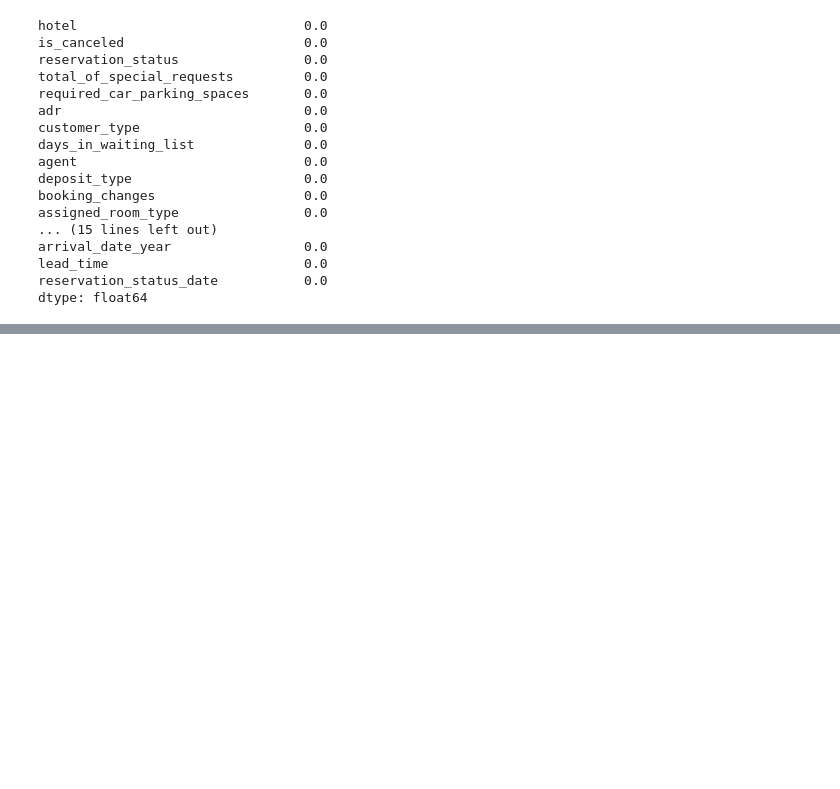
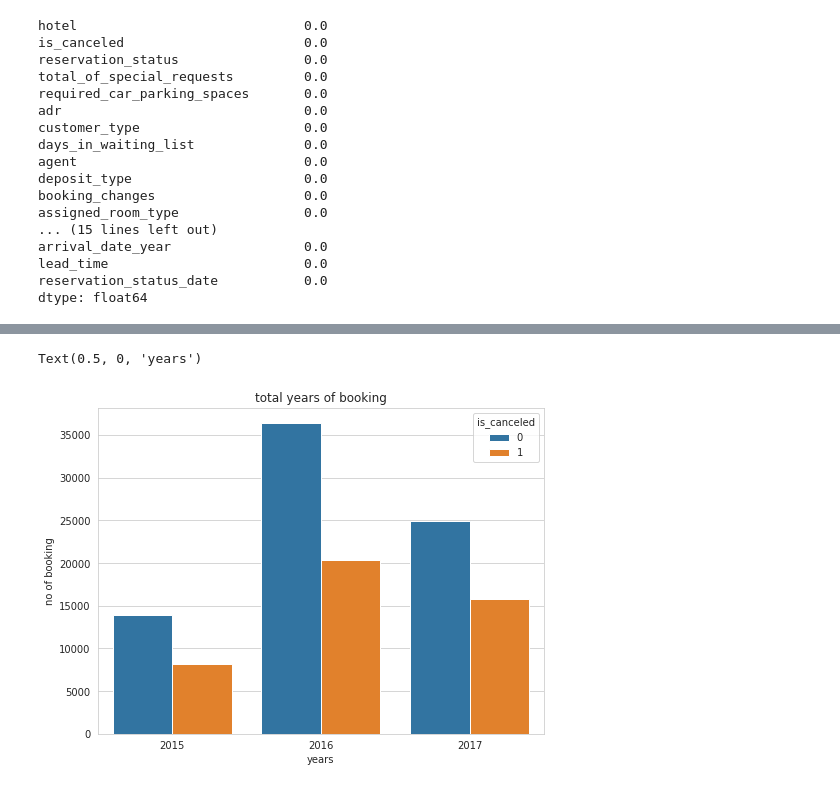
Before and after one commit to ajit04022000/Hotel-Booking-Analysis, a Jupyter notebook: Hotel_Booking_Analysis_Capstone_Project.ipynb, the cells around one changed output, grey strips where cells are left out. Saved outputs shown, nothing was run; the diff lists cells and outputs as text; code cells hidden in the pictures; blank space fills up the shorter version.

```diff
--- a/Hotel_Booking_Analysis_Capstone_Project.ipynb
+++ b/Hotel_Booking_Analysis_Capstone_Project.ipynb
@@ -502,0 +553,9 @@ Name: meal, dtype: int64
+# %%
+plt.figure(figsize=(8,6))
+g = sns.countplot(x = 'arrival_date_year' , data=df ,hue = "is_canceled" )
+g.set_title('total years of booking')
+plt.ylabel('no of booking')
+plt.xlabel('years')
+# %% [output]
+Text(0.5, 0, 'years')
+[figure, added]
```
Also changed, not shown: parts of 177 cells of this notebook.
